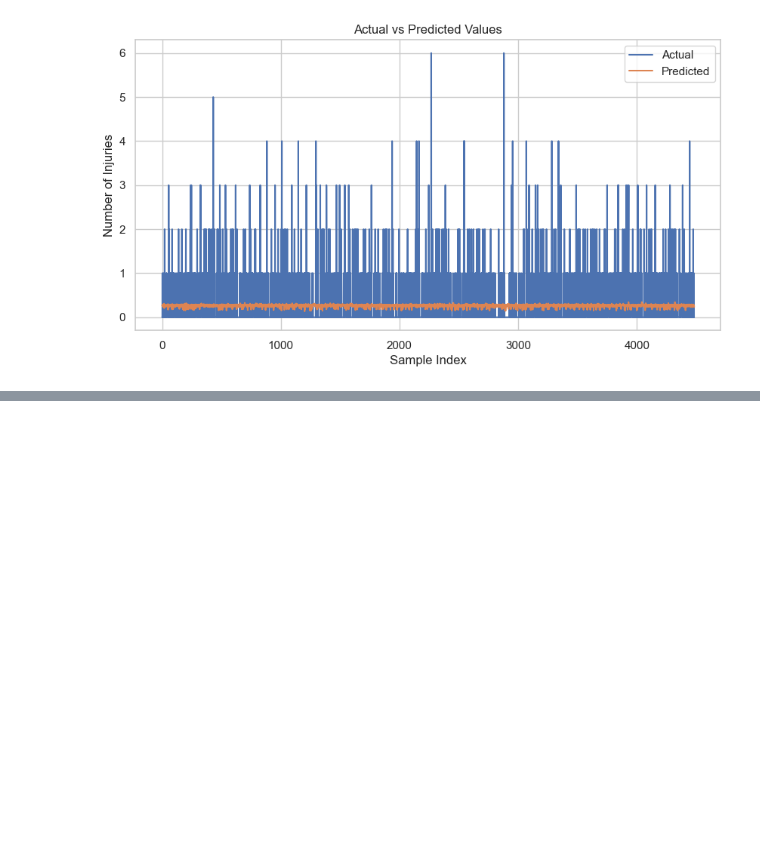
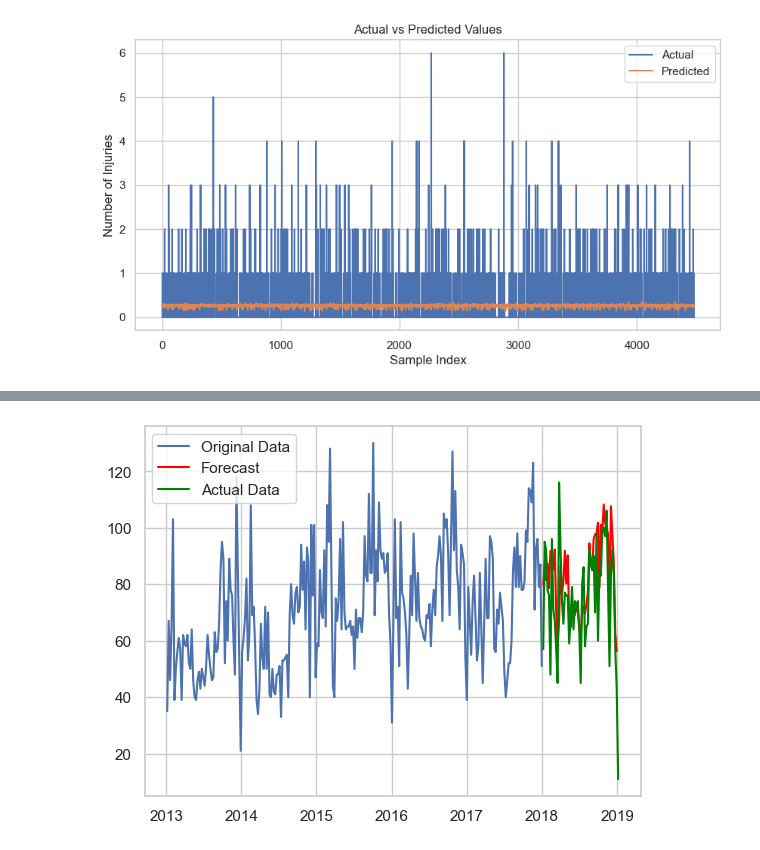
Before and after one commit to EgaTypeR/traffic-crash-forecasting, a Jupyter notebook: forcasting.ipynb, the cells around one changed output, grey strips where cells are left out. Saved outputs shown, nothing was run; the diff lists cells and outputs as text; code cells hidden in the pictures; blank space fills up the shorter version.

Commit message:
add: SME, Naive, Exponential Smoothing

```diff
--- a/forcasting.ipynb
+++ b/forcasting.ipynb
@@ -303,0 +323,25 @@ plt.show()
+# %%
+import pandas as pd
+import matplotlib.pyplot as plt
+from statsmodels.tsa.holtwinters import ExponentialSmoothing
+
+# Assuming your data is in a DataFrame with a 'Date' index and 'total_crashes' column
+# Example DataFrame creation (replace this with your real data loading)
+# df = pd.read_csv('your_data.csv', parse_dates=['Date'], index_col='Date')
+
+# Fit the Holt-Winters Exponential Smoothing Model (additive or multiplicative for trend)
+model = ExponentialSmoothing(train['TOTAL_CRASHES'], seasonal='add', seasonal_periods=52)
+fit_model = model.fit()
+
+# Forecast future values (e.g., for 12 weeks)
+forecast = fit_model.forecast(52)
+
+# Plot the original data and the forecast
+plt.plot(train['TOTAL_CRASHES'], label='Original Data')
+plt.plot(forecast, label='Forecast', color = 'red')
+plt.plot(test.index, test['TOTAL_CRASHES'], label='Actual Data', color='green')
+# plt.plot(test.index, forecast, label='Predicted Data', color='red')
+plt.legend()
+plt.show()
+# %% [output]
+[figure, added]
```
Also changed, not shown: parts of 8 cells of this notebook.
